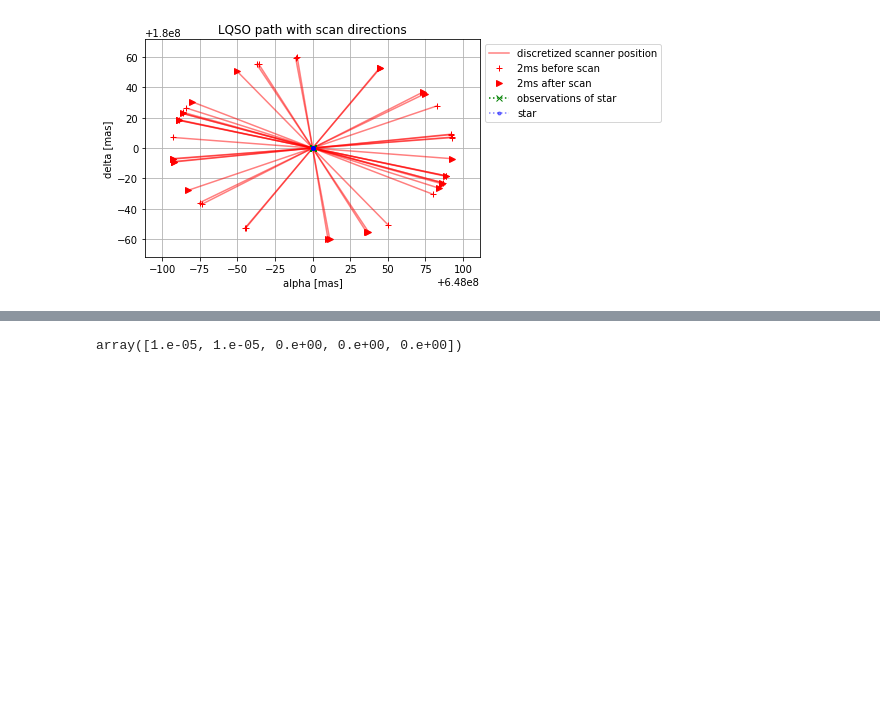
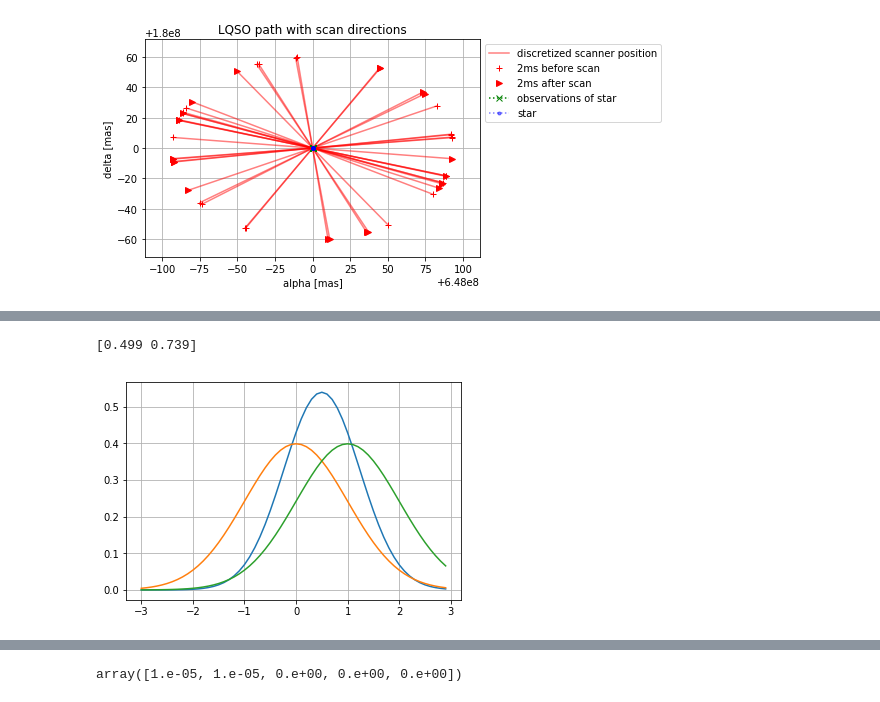
Before and after one commit to bombrun/GaiaLab, a Jupyter notebook: notebooks/alex/test_source_3.ipynb, the cells around one changed output, grey strips where cells are left out. Saved outputs shown, nothing was run; the diff lists cells and outputs as text; code cells hidden in the pictures; blank space fills up the shorter version.

```diff
--- a/notebooks/alex/test_source_3.ipynb
+++ b/notebooks/alex/test_source_3.ipynb
@@ -177,0 +288,15 @@ aplots.plot_star_trajectory_with_scans(sat=gaia, source=LQSO, obs_times=scanner.
+# %%
+x0 = np.arange(-3,3,1)
+y0 = stats.norm.pdf(x0,0,1) + stats.norm.pdf(x0,1,1)
+f0 = lambda x: stats.norm.pdf(x0,x[0],x[1])
+optimize_median = lambda x: f0(x) - y0
+a0, b0 = leastsq(optimize_median, [0.1, 0.9])[0]
+print(np.array([a0,b0]).round(3))
+x = np.arange(-3,3,0.1)
+plt.plot(x,stats.norm.pdf(x,a0,b0))
+plt.plot(x,stats.norm.pdf(x,0,1))
+plt.plot(x,stats.norm.pdf(x,1,1))
+plt.grid()
+# %% [output]
+[0.499 0.739]
+[figure, added]
```
Also changed, not shown: parts of 62 cells of this notebook.
